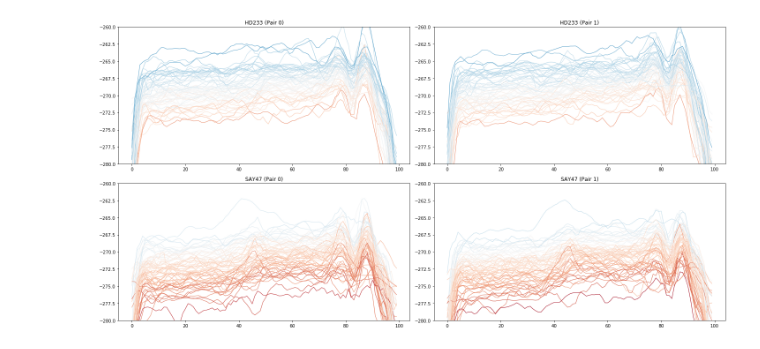
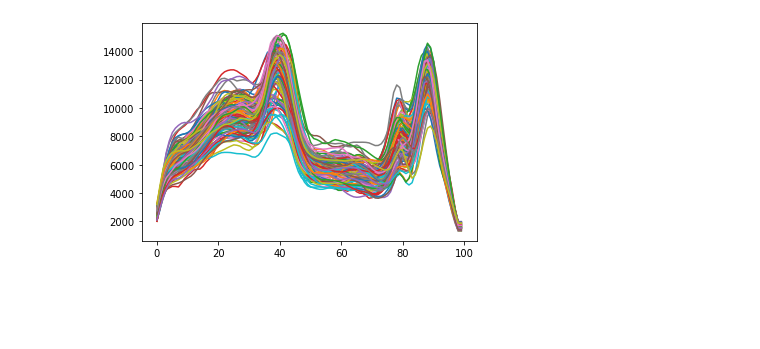
Before and after one commit to ApfeldLab/pharynx_redox, a Jupyter notebook: python/notebooks/playground.ipynb, the cells around one changed output. Saved outputs shown, nothing was run; the diff lists cells and outputs as text; code cells hidden in the pictures; blank space fills up the shorter version.

```diff
--- a/python/notebooks/playground.ipynb
+++ b/python/notebooks/playground.ipynb
@@ -12,15 +18,12 @@ reload(pio);
 reload(ip);
 reload(experiment);
 # %%
-img_path = "/Users/sean/code/wormAnalysis/data/paired_ratio_movement_data_sean/2017_02_22-HD233_SAY47/2017_02_22-HD233_SAY47.tif"
-strain_map_path = "/Users/sean/code/wormAnalysis/data/paired_ratio_movement_data_sean/2017_02_22-HD233_SAY47/indexer.csv"
+img_path = "/Users/sean/code/wormAnalysis/data/paired_ratio_minimal/2017_02_23-HD233_HD236/2017_02_23-HD233_HD236.tif"
+strain_map_path = "/Users/sean/code/wormAnalysis/data/paired_ratio_minimal/2017_02_23-HD233_HD236/indexer.csv"
 strains = pio.load_strain_map_from_disk(strain_map_path)
 # %%
 ex = experiment.PairExperiment(img_path, "TL/470/410/470/410", strains)
-# %%
-plots.plot_individual_profile_data_by_strain_and_pair(
-    ex.e, cmin=-280, cmax=-260, cmap_name='RdBu',
-    ylim=[-280, -260], figsize=(20,10)
-)
-# %% [output]
-[figure, removed]
+# %%
+plt.plot(ex.trimmed_intensity_data.sel(wavelength='410', pair=0).T);
+# %% [output]
+[figure, added]
```
Also changed, not shown: parts of 1 cell of this notebook, 5 other files.
